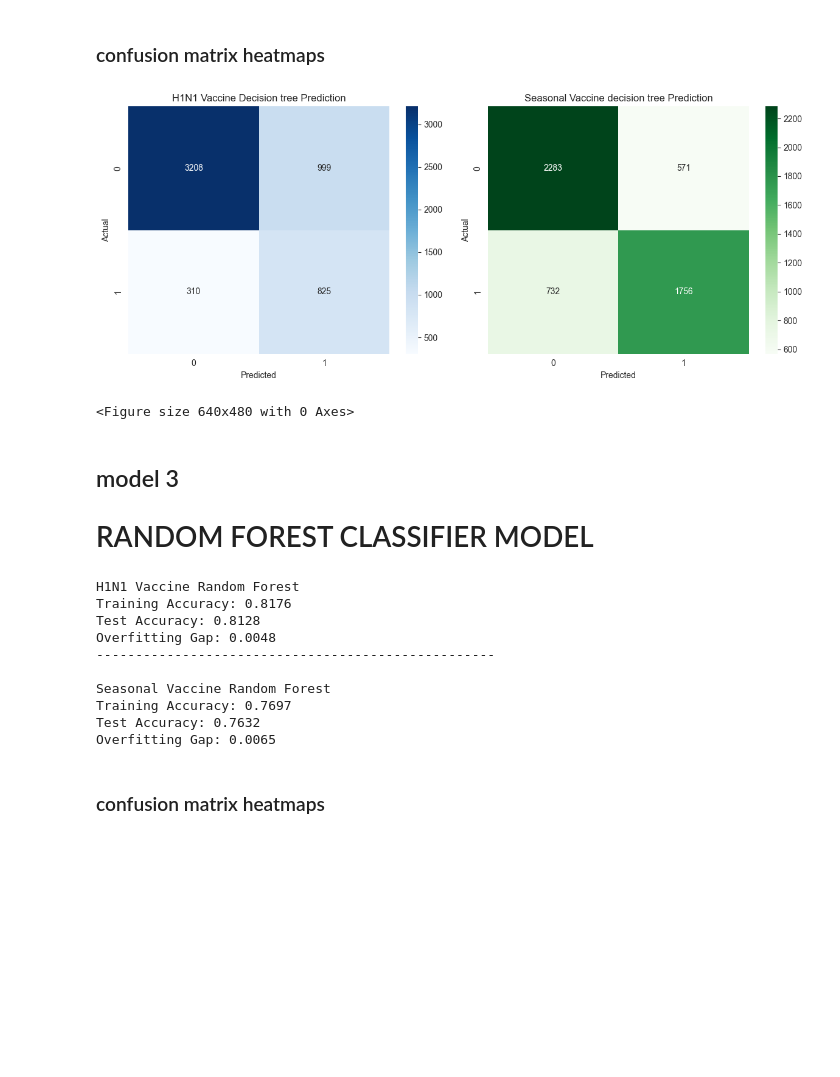
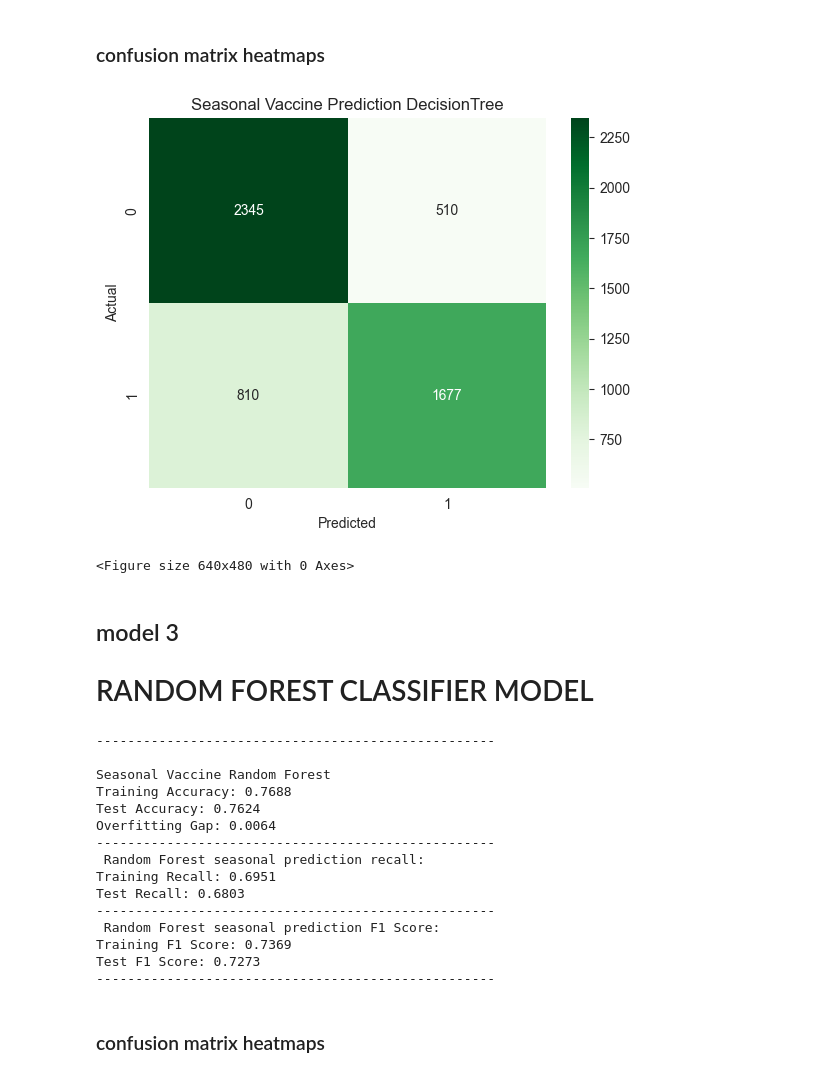
Before and after one commit to sharonkipruto-code/Phase3_project, a Jupyter notebook: flu_index.ipynb, the cells around one changed output. Drawn from its saved outputs; the diff is of its cells as text; code cells hidden in the pictures; blank space fills up the shorter version.

```diff
--- a/flu_index.ipynb
+++ b/flu_index.ipynb
@@ -478,20 +473,6 @@ The gap for both is extremely small, indicating that the model generalizes well
 ##
 ## MODEL 2
 # DECISION TREE CLASSIFIER MODEL
-# %%
-from sklearn.tree import DecisionTreeClassifier
-
-dt_H1N1= DecisionTreeClassifier(
-    class_weight='balanced', random_state=42,max_depth=5)
-
-dt_H1N1.fit(X_train, y_train['h1n1_vaccine'])
-
-# predict on test set  for H1N1
-train_preds_h1n1_dt = dt_H1N1.predict(X_train)
-test_preds_h1n1_dt=dt_H1N1.predict(X_test)
-
-h1n1_train_acc_dt = accuracy_score(y_train['h1n1_vaccine'], train_preds_h1n1_dt)
-h1n1_test_acc_dt = accuracy_score(y_test['h1n1_vaccine'], test_preds_h1n1_dt)
 # %%
 dt_seasonal= DecisionTreeClassifier(
     class_weight='balanced', random_state=42,max_depth=5)
@@ -533,27 +527,20 @@ The overfitting Gap: 0.0001
 # %% [markdown]
 ### confusion matrix heatmaps
 # %%
-fig, ax = plt.subplots(1, 2, figsize=(12, 5))
 
-# H1N1 Confusion Matrix
-sns.heatmap(confusion_matrix(y_test['h1n1_vaccine'], test_preds_h1n1_dt),
-             annot=True, fmt='d', ax=ax[0], cmap='Blues')
-ax[0].set_title('H1N1 Vaccine Decision tree Prediction')
-ax[0].set_xlabel('Predicted')
-ax[0].set_ylabel('Actual')
+# Plot logReg confusion matrix for seasonal vaccine
+sns.heatmap(confusion_matrix(y_test['seasonal_vaccine'], test_pred_seasonal_dt),
+            annot=True, fmt='d', cmap='Greens')
 
-# Seasonal Confusion Matrix
-sns.heatmap(confusion_matrix(y_test['seasonal_vaccine'], test_pred_seasonal_dt), annot=True, fmt='d', ax=ax[1], cmap='Greens')
-ax[1].set_title('Seasonal Vaccine decision tree Prediction')
-ax[1].set_xlabel('Predicted')
-ax[1].set_ylabel('Actual')
-
-plt.tight_layout()
+# Set labels using plt instead of ax
+plt.title('Seasonal Vaccine Prediction DecisionTree')
+plt.xlabel('Predicted')
+plt.ylabel('Actual')
 plt.show()
 
-plt.savefig('./Visualizations/DecisionTree_confusion_matrices.png')
+plt.savefig('./Visualizations/DecisionTree_confusion_matrix.png')
 # %% [output]
-[figure, old version]
+[figure, new version]
 <Figure size 640x480 with 0 Axes>
 # %% [markdown]
 ## model 3
@@ -589,25 +568,36 @@ seasonal_gap_rf = seasonal_train_acc_rf - seasonal_test_acc_rf
 # %%
-print("H1N1 Vaccine Random Forest")
-print(f"Training Accuracy: {h1n1_train_acc_rf:.4f}")
-print(f"Test Accuracy: {h1n1_test_acc_rf:.4f}")
-print(f"Overfitting Gap: {h1n1_gap_rf:.4f}")
+
 print("---------------------------------------------------")
-
 print("\nSeasonal Vaccine Random Forest")
 print(f"Training Accuracy: {seasonal_train_acc_rf:.4f}")
 print(f"Test Accuracy: {seasonal_test_acc_rf:.4f}")
 print(f"Overfitting Gap: {seasonal_gap_rf:.4f}")
+
+print("---------------------------------------------------")
+print(f' Random Forest seasonal prediction recall:')
+print(f"Training Recall: {seasonal_train_recall_rf:.4f}")
+print(f"Test Recall: {seasonal_test_recall_rf:.4f}")
+print("---------------------------------------------------")
+print(f' Random Forest seasonal prediction F1 Score:')
+print(f"Training F1 Score: {seasonal_train_f1_rf:.4f}")
+print(f"Test F1 Score: {seasonal_test_f1_rf:.4f}")
+print("---------------------------------------------------")
 # %% [output]
-H1N1 Vaccine Random Forest
-Training Accuracy: 0.8176
-Test Accuracy: 0.8128
-Overfitting Gap: 0.0048
 ---------------------------------------------------
 
 Seasonal Vaccine Random Forest
-Training Accuracy: 0.7697
-Test Accuracy: 0.7632
-Overfitting Gap: 0.0065
+Training Accuracy: 0.7688
+Test Accuracy: 0.7624
+Overfitting Gap: 0.0064
+---------------------------------------------------
+ Random Forest seasonal prediction recall:
+Training Recall: 0.6951
+Test Recall: 0.6803
+---------------------------------------------------
+ Random Forest seasonal prediction F1 Score:
+Training F1 Score: 0.7369
+Test F1 Score: 0.7273
+---------------------------------------------------
 # %% [markdown]
 ### confusion matrix heatmaps
 # %%
```
Also changed, not shown: parts of 8 cells of this notebook, 7 other files.
